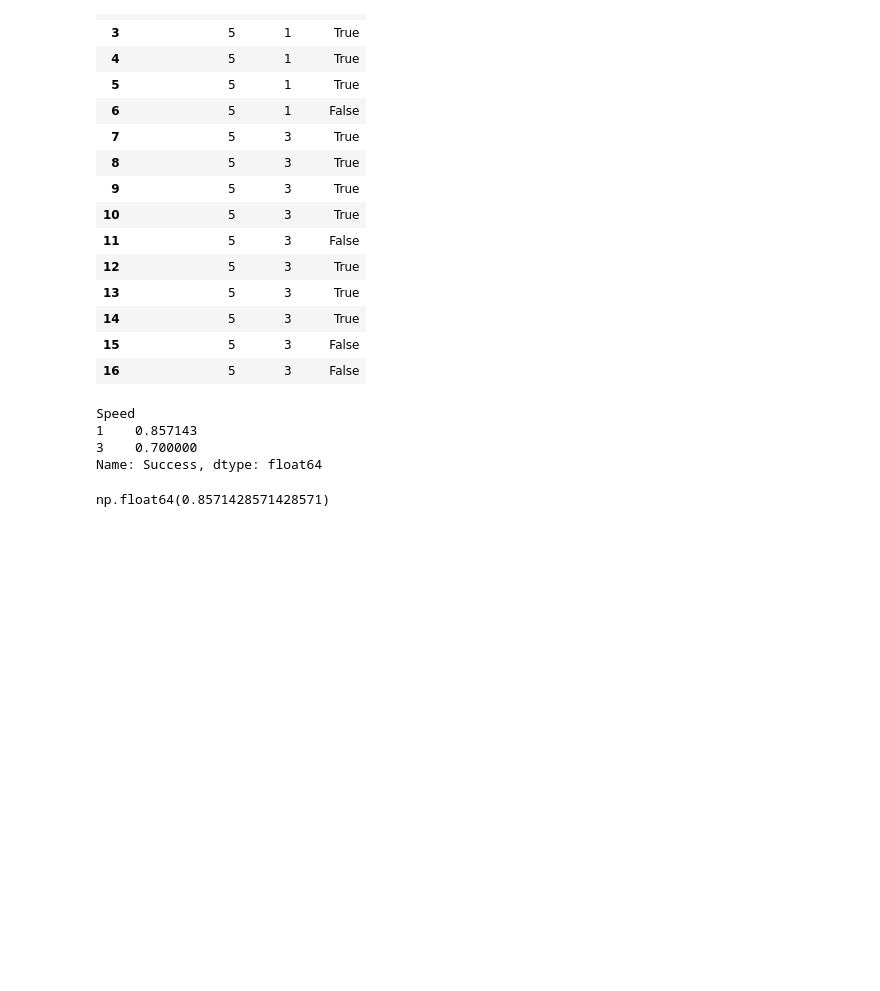
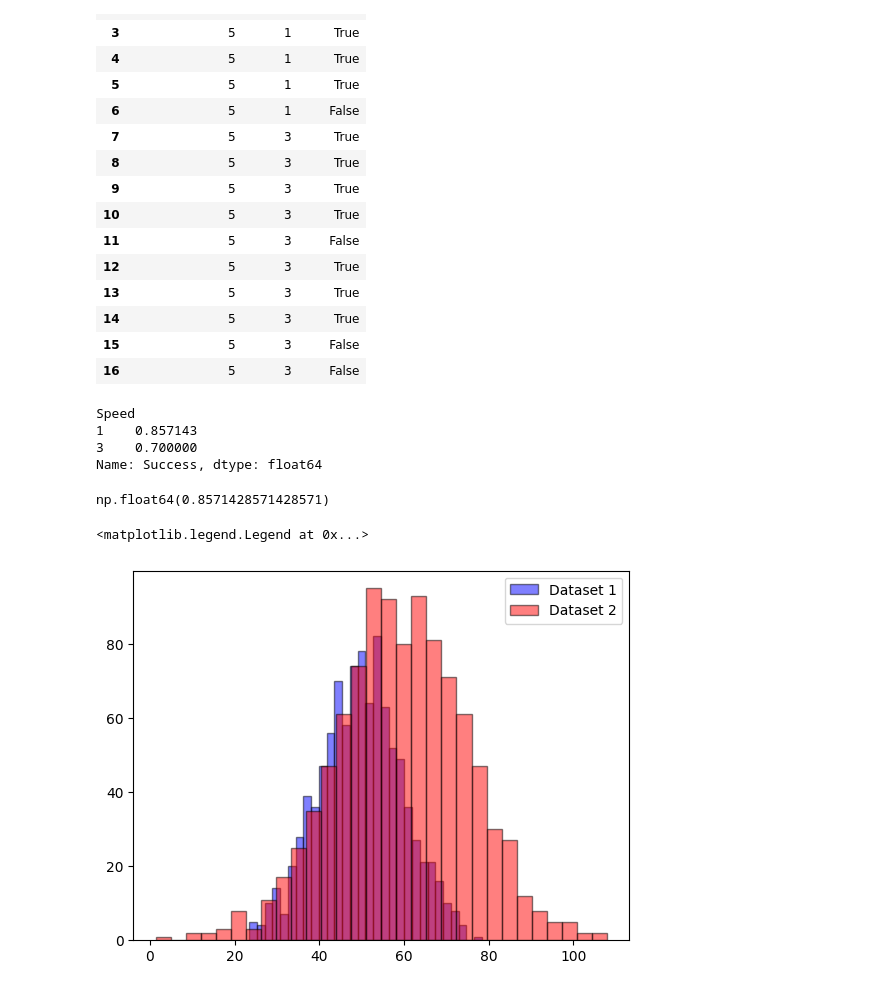
Before and after one commit to NattananPimj/Cauldron_n_Coins, a Jupyter notebook: Datatest.ipynb, the cells around one changed output. Saved outputs shown, nothing was run; the diff lists cells and outputs as text; code cells hidden in the pictures; blank space fills up the shorter version.

```diff
--- a/Datatest.ipynb
+++ b/Datatest.ipynb
@@ -187,3 +187,20 @@ Name: Success, dtype: float64
 h[1]
 # %% [output]
 np.float64(0.8571428571428571)
+# %%
+import matplotlib.pyplot as plt
+import numpy as np
+
+# Generate sample data
+data1 = np.random.normal(loc=50, scale=10, size=1000)
+data2 = np.random.normal(loc=60, scale=15, size=1000)
+
+# Plot histograms
+plt.hist(data1, bins=30, alpha=0.5, label='Dataset 1', color='blue', edgecolor='black')
+plt.hist(data2, bins=30, alpha=0.5, label='Dataset 2', color='red', edgecolor='black')
+
+# Add legend
+plt.legend()
+# %% [output]
+<matplotlib.legend.Legend at 0x...>
+[figure, added]
```
Also changed, not shown: parts of 3 cells of this notebook, 9 other files.
